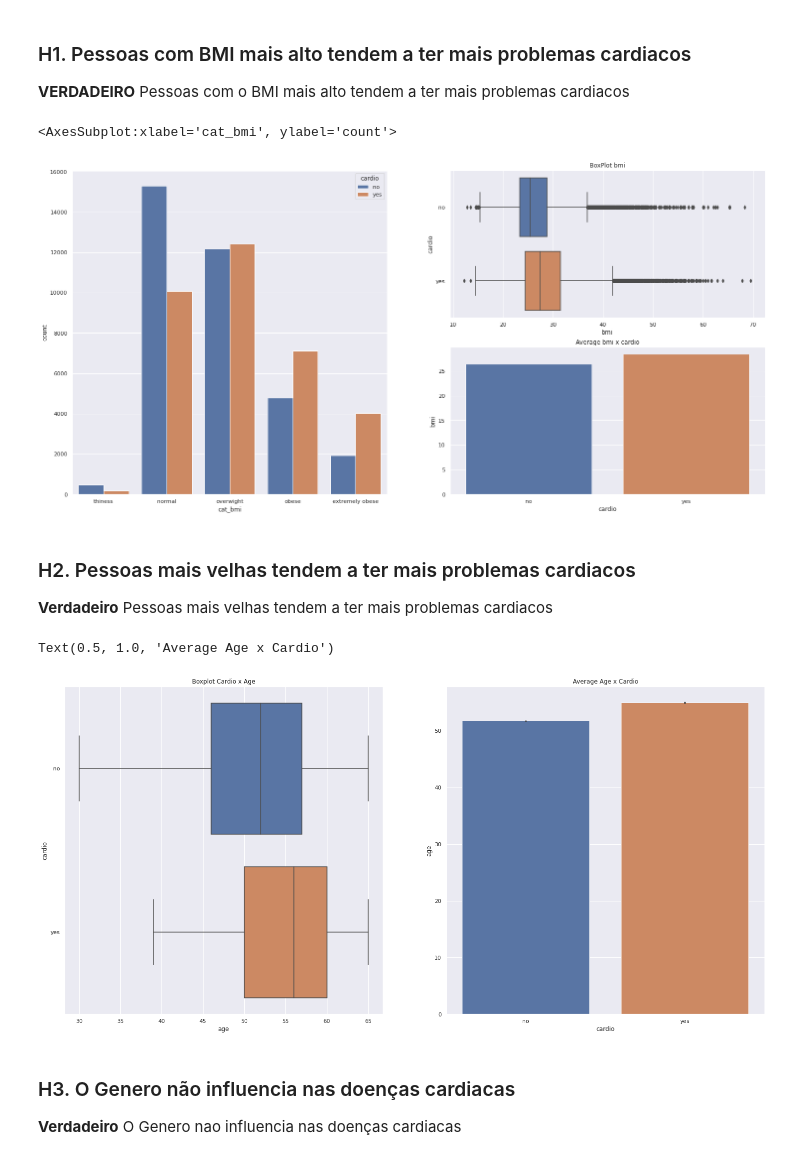
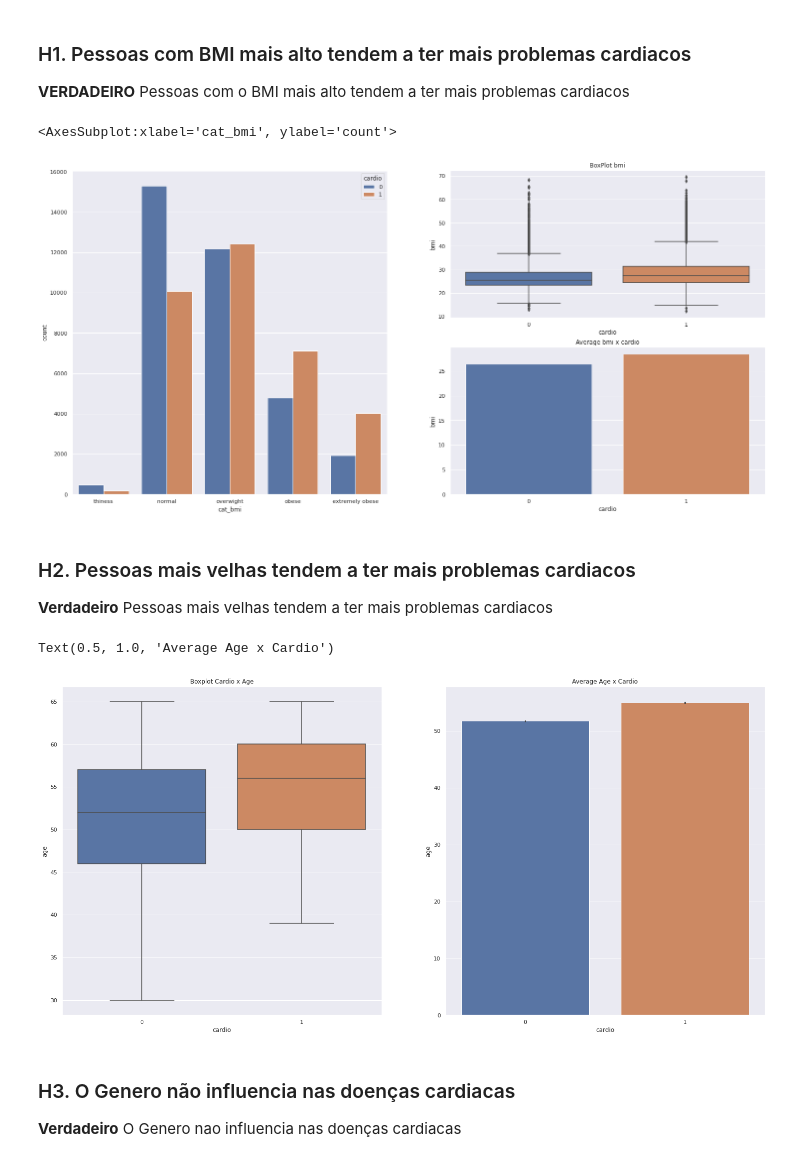
Before and after one commit to tadeucbm/cardio_catch_diseases, a Jupyter notebook: cardio_catch_diseases.ipynb, the cells around one changed output. Saved outputs shown, nothing was run; the diff lists cells and outputs as text; code cells hidden in the pictures.

```diff
--- a/cardio_catch_diseases.ipynb
+++ b/cardio_catch_diseases.ipynb
@@ -316,9 +316,6 @@ df3['alcohol'] = df3['alcohol'].map({0: 'no', 1: 'yes'})
 
 # high_pressure
 df3['high_pressure'] = df3['high_pressure'].map({0: 'no', 1: 'yes'})
-
-# cardio
-df3['cardio'] = df3['cardio'].map({0: 'no', 1: 'yes'})
 # %%
 df3.head()
 # %% [output]
@@ -683,7 +680,7 @@ aux1 = df5[['bmi', 'cardio']].groupby('cardio').mean().reset_index()
 grid = plt.GridSpec(2, 2)
 
 plt.subplot(grid[0, 1])
-sns.boxplot(y='cardio', x='bmi', data=df5)
+sns.boxplot(x='cardio', y='bmi', data=df5)
 plt.title('BoxPlot bmi')
 
 plt.subplot(grid[1, 1])
@@ -694,21 +691,21 @@ plt.subplot(grid[:, 0])
 sns.countplot(x='cat_bmi', hue='cardio', order=['thiness', 'normal', 'overwight', 'obese', 'extremely obese'], data=df5)
 # %% [output]
 <AxesSubplot:xlabel='cat_bmi', ylabel='count'>
-[figure, old version]
+[figure, new version]
 # %% [markdown]
 ### H2. Pessoas mais velhas tendem a ter mais problemas cardiacos
 **Verdadeiro** Pessoas mais velhas tendem a ter mais problemas cardiacos
 # %%
 plt.subplot(1, 2, 1)
-sns.boxplot(x='age', y='cardio', data=df5)
+sns.boxplot(y='age', x='cardio', data=df5)
 plt.title('Boxplot Cardio x Age')
 
 plt.subplot(1, 2, 2)
 sns.barplot(y='age', x='cardio', data=df5)
 plt.title('Average Age x Cardio')
 # %% [output]
 Text(0.5, 1.0, 'Average Age x Cardio')
-[figure, old version]
+[figure, new version]
 # %% [markdown]
 ### H3. O Genero não influencia nas doenças cardiacas
 **Verdadeiro** O Genero nao influencia nas doenças cardiacas
```
Also changed, not shown: parts of 15 cells of this notebook.
